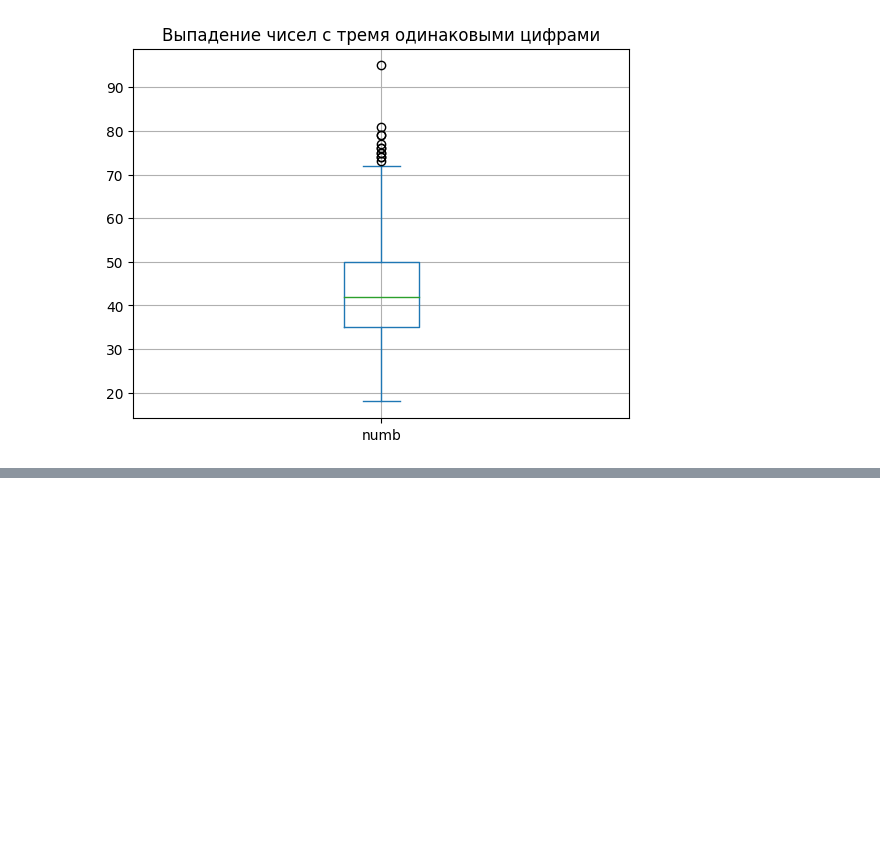
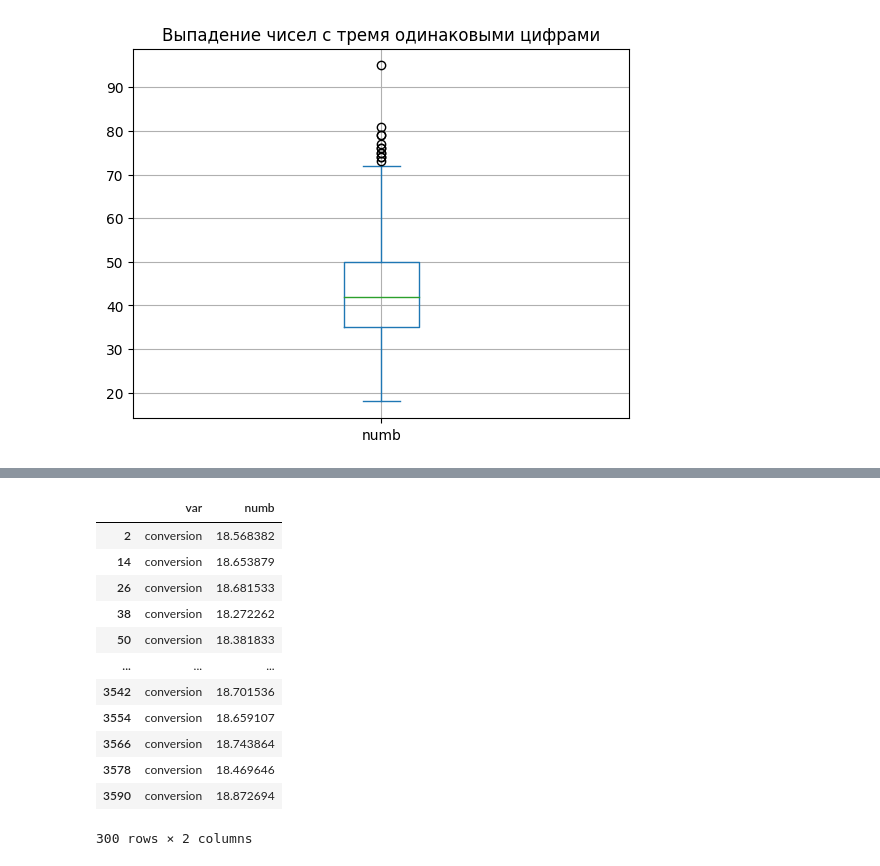
Before and after one commit to macht1212/PANDAS_HW, a Jupyter notebook: Игровой автомат/Распределение.ipynb, the cells around one changed output, grey strips where cells are left out. Drawn from its saved outputs; the diff is of its cells as text; code cells hidden in the pictures; blank space fills up the shorter version.

```diff
--- a/Игровой автомат/Распределение.ipynb
+++ b/Игровой автомат/Распределение.ipynb
@@ -111,0 +114,17 @@ dOne['numb'].plot(kind='box', grid=True, title='Выпадение чисел с
+# %%
+conv = data[(data['var'] == 'conversion')]
+conv
+# %% [output]
+|  | var | numb |
+| 2 | conversion | 18.568382 |
+| 14 | conversion | 18.653879 |
+| 26 | conversion | 18.681533 |
+| 38 | conversion | 18.272262 |
+| 50 | conversion | 18.381833 |
+| ... | ... | ... |
+| 3542 | conversion | 18.701536 |
+| 3554 | conversion | 18.659107 |
+| 3566 | conversion | 18.743864 |
+| 3578 | conversion | 18.469646 |
+| 3590 | conversion | 18.872694 |
+300 rows × 2 columns
```
Also changed, not shown: parts of 22 cells of this notebook.
